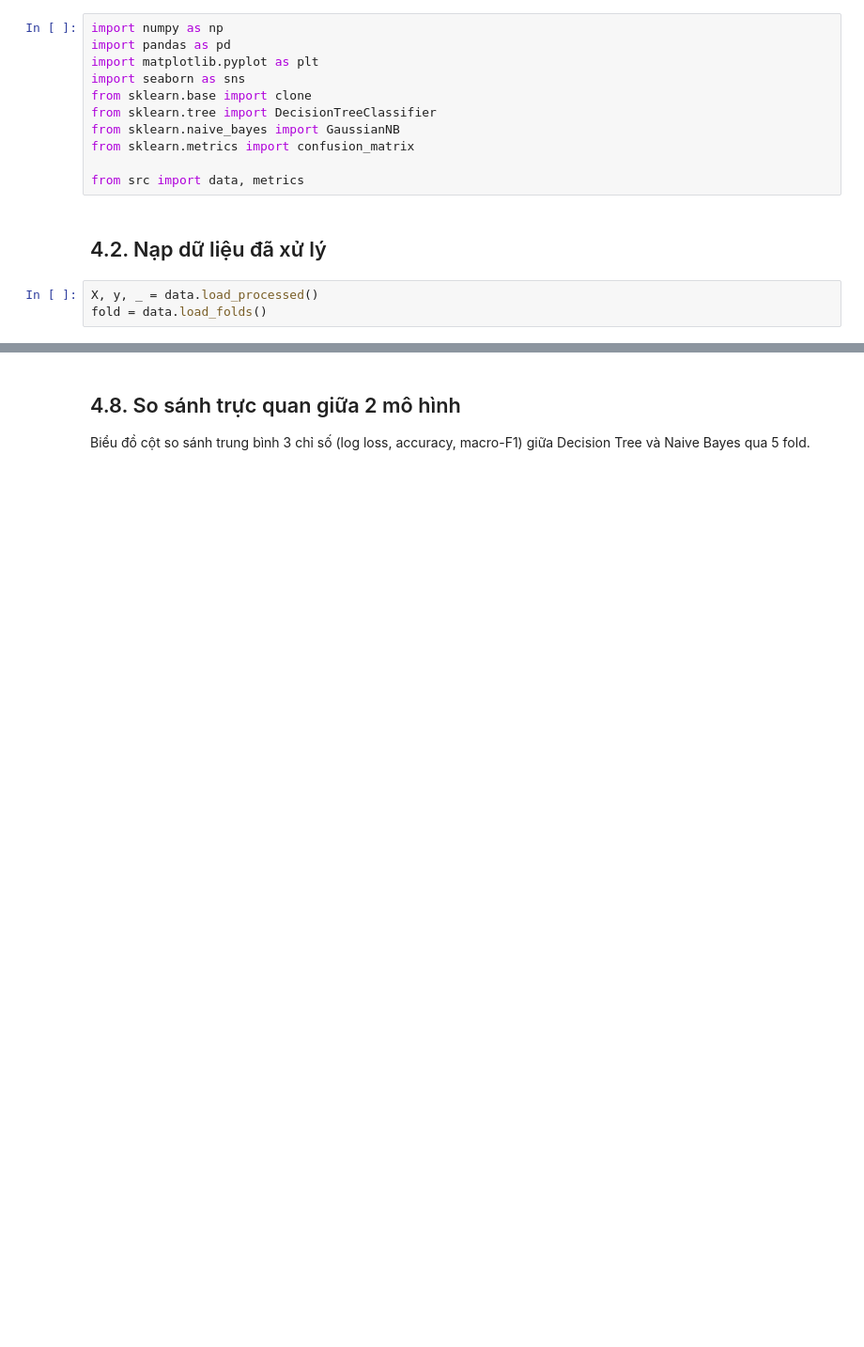
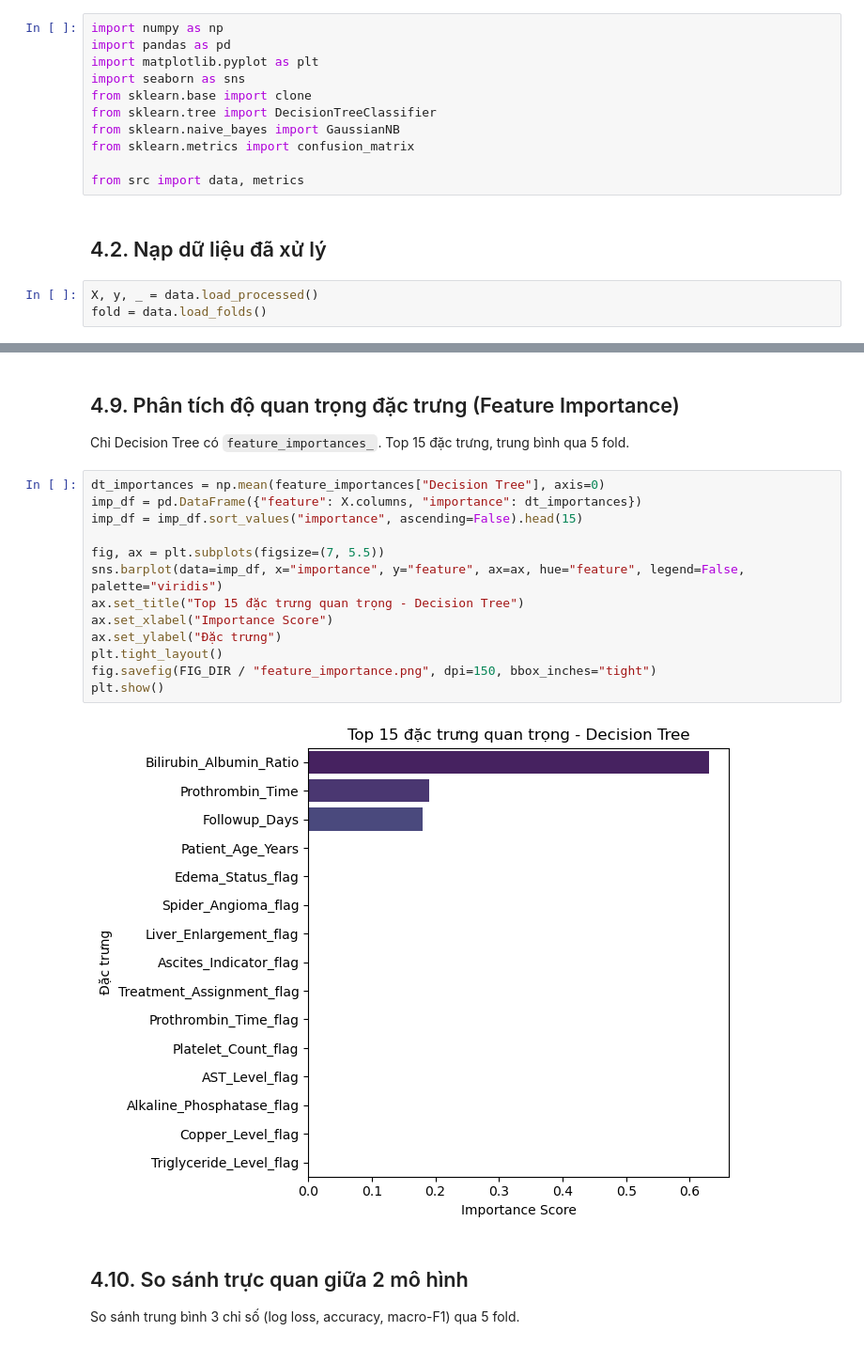
Before and after one commit to AIVIETNAM-AIO-DoHongNhat/Hepatic-Model-Comparison, a Jupyter notebook: notebooks/05_model_track_b.ipynb, the cells around one changed output, grey strips where cells are left out. Shown: that part at 94% size. Cells and saved outputs as stored; diff of their text form; blank space fills up the shorter version.

```diff
--- a/notebooks/05_model_track_b.ipynb
+++ b/notebooks/05_model_track_b.ipynb
@@ -117,8 +180,26 @@ plt.show()
+# %% [markdown]
+## 4.9. Phân tích độ quan trọng đặc trưng (Feature Importance)
+
+Chỉ Decision Tree có `feature_importances_`. Top 15 đặc trưng, trung bình qua 5 fold.
+# %%
+dt_importances = np.mean(feature_importances["Decision Tree"], axis=0)
+imp_df = pd.DataFrame({"feature": X.columns, "importance": dt_importances})
+imp_df = imp_df.sort_values("importance", ascending=False).head(15)
+
+fig, ax = plt.subplots(figsize=(7, 5.5))
+sns.barplot(data=imp_df, x="importance", y="feature", ax=ax, hue="feature", legend=False, palette="viridis")
+ax.set_title("Top 15 đặc trưng quan trọng - Decision Tree")
+ax.set_xlabel("Importance Score")
+ax.set_ylabel("Đặc trưng")
+plt.tight_layout()
+fig.savefig(FIG_DIR / "feature_importance.png", dpi=150, bbox_inches="tight")
+plt.show()
+# %% [output]
+[figure, added]
 # %% [markdown]
-## 4.8. So sánh trực quan giữa 2 mô hình
+## 4.10. So sánh trực quan giữa 2 mô hình
 
-Biểu đồ cột so sánh trung bình 3 chỉ số (log loss, accuracy, macro-F1) giữa Decision Tree và
-Naive Bayes qua 5 fold.
+So sánh trung bình 3 chỉ số (log loss, accuracy, macro-F1) qua 5 fold.
 # %%
 plot_df = summary.xs("mean", axis=1, level=1).reset_index()
 plot_df = plot_df.melt(id_vars="model", var_name="metric", value_name="value")
```
Also changed, not shown: parts of 15 cells of this notebook, 5 other files.
